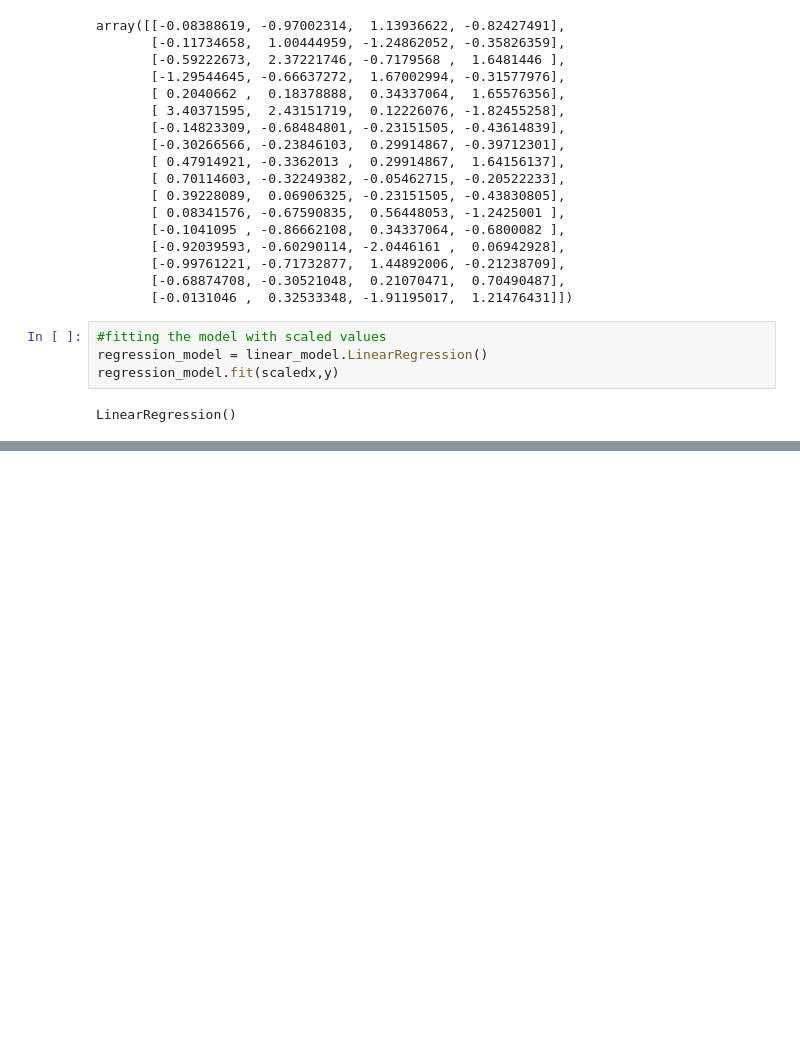
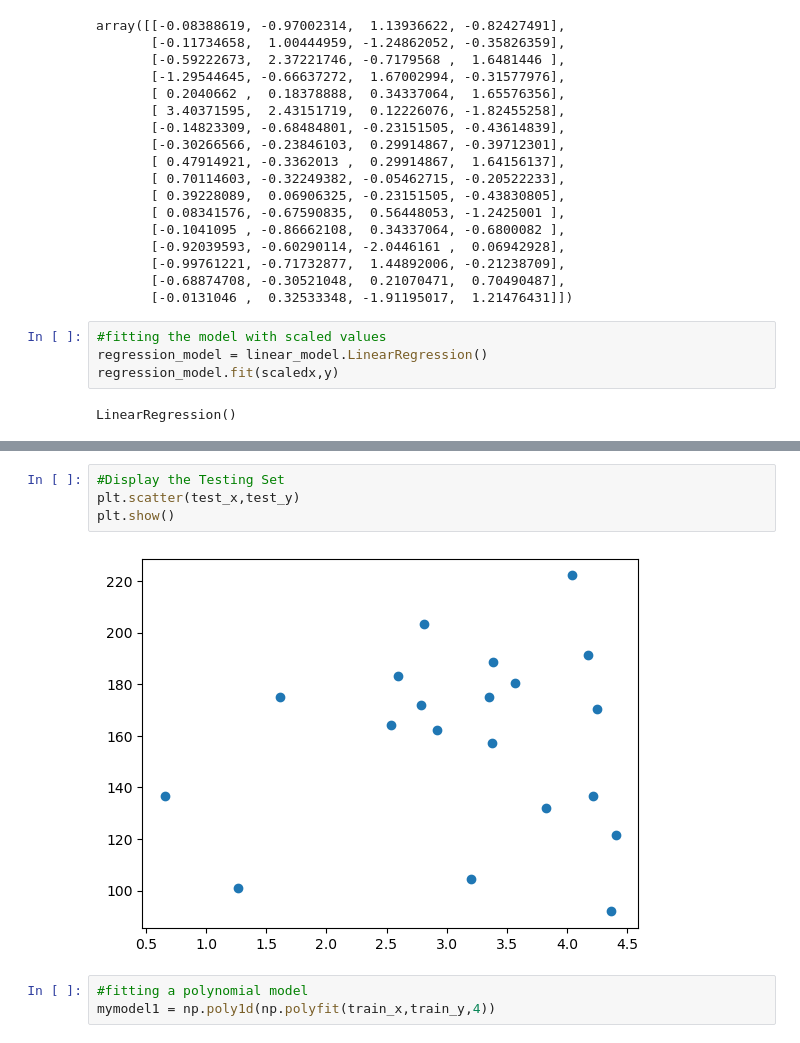
Before and after one commit to martinkilombe/Machine-Learning, a Jupyter notebook: ML intro/W3school.ipynb, the cells around one changed output, grey strips where cells are left out. Saved outputs shown, nothing was run; the diff lists cells and outputs as text; blank space fills up the shorter version.

```diff
--- a/ML intro/W3school.ipynb
+++ b/ML intro/W3school.ipynb
@@ -178,0 +217,9 @@ LinearRegression()
+# %%
+#Display the Testing Set
+plt.scatter(test_x,test_y)
+plt.show()
+# %% [output]
+[figure, added]
+# %%
+#fitting a polynomial model
+mymodel1 = np.poly1d(np.polyfit(train_x,train_y,4))
```
Also changed, not shown: parts of 12 cells of this notebook.
